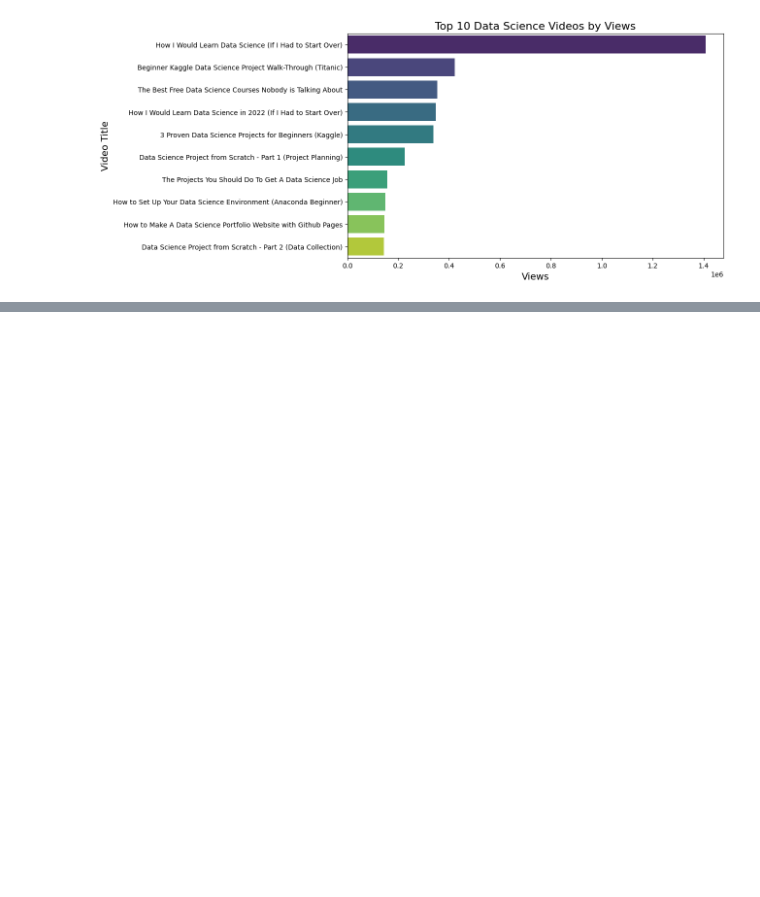
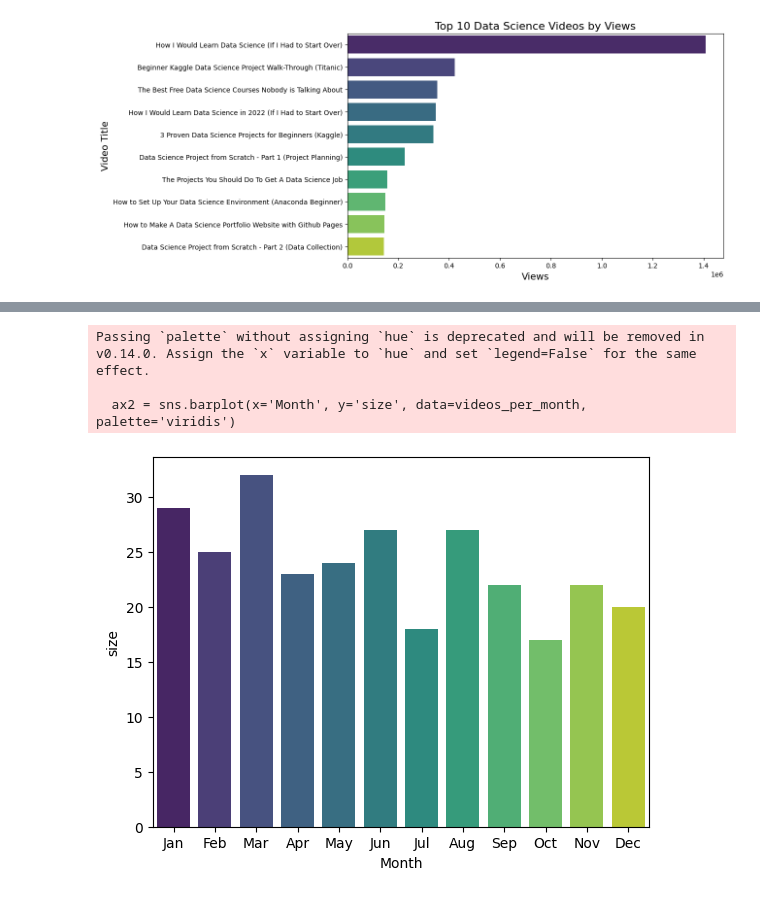
Before and after one commit to gee12345678/data-science-analysis.github.io, a Jupyter notebook: getting_started_tutorials/cudf_pandas_colab_demo.ipynb, the cells around one changed output, grey strips where cells are left out. Saved outputs shown, nothing was run; the diff lists cells and outputs as text; code cells hidden in the pictures; blank space fills up the shorter version.

```diff
--- a/getting_started_tutorials/cudf_pandas_colab_demo.ipynb
+++ b/getting_started_tutorials/cudf_pandas_colab_demo.ipynb
@@ -367,0 +424,17 @@ NameError: name 'video_data' is not defined
+# %%
+import pandas as pd
+
+# Manually creating a DataFrame with the month names and their corresponding sizes
+data = {
+    'Month': ['Jan', 'Feb', 'Mar', 'Apr', 'May', 'Jun', 'Jul', 'Aug', 'Sep', 'Oct', 'Nov', 'Dec'],
+    'size': [29, 25, 32, 23, 24, 27,18 , 27, 22, 17, 22, 20]
+}
+
+# Creating the DataFrame
+videos_per_month = pd.DataFrame(data)
+
+# Set 'Month' as the index to match the desired format
+videos_per_month = videos_per_month.set_index('Month')
+
+# Display the final result
+print(videos_per_month)
@@ -367,0 +457,7 @@ NameError: name 'video_data' is not defined
+# %%
+ax2 = sns.barplot(x='Month', y='size', data=videos_per_month, palette='viridis')
+# %% [output]
+Passing `palette` without assigning `hue` is deprecated and will be removed in v0.14.0. Assign the `x` variable to `hue` and set `legend=False` for the same effect.
+
+  ax2 = sns.barplot(x='Month', y='size', data=videos_per_month, palette='viridis')
+[figure, added]
```
Also changed, not shown: parts of 9 cells of this notebook.
